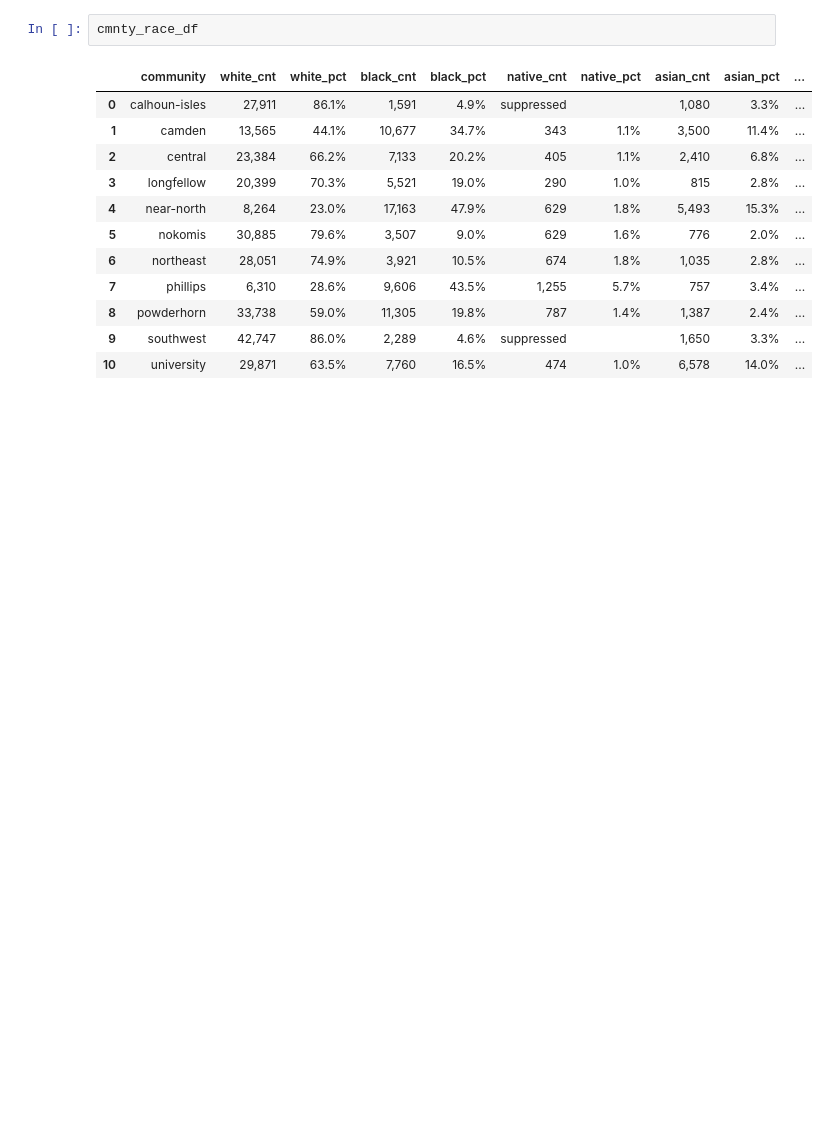
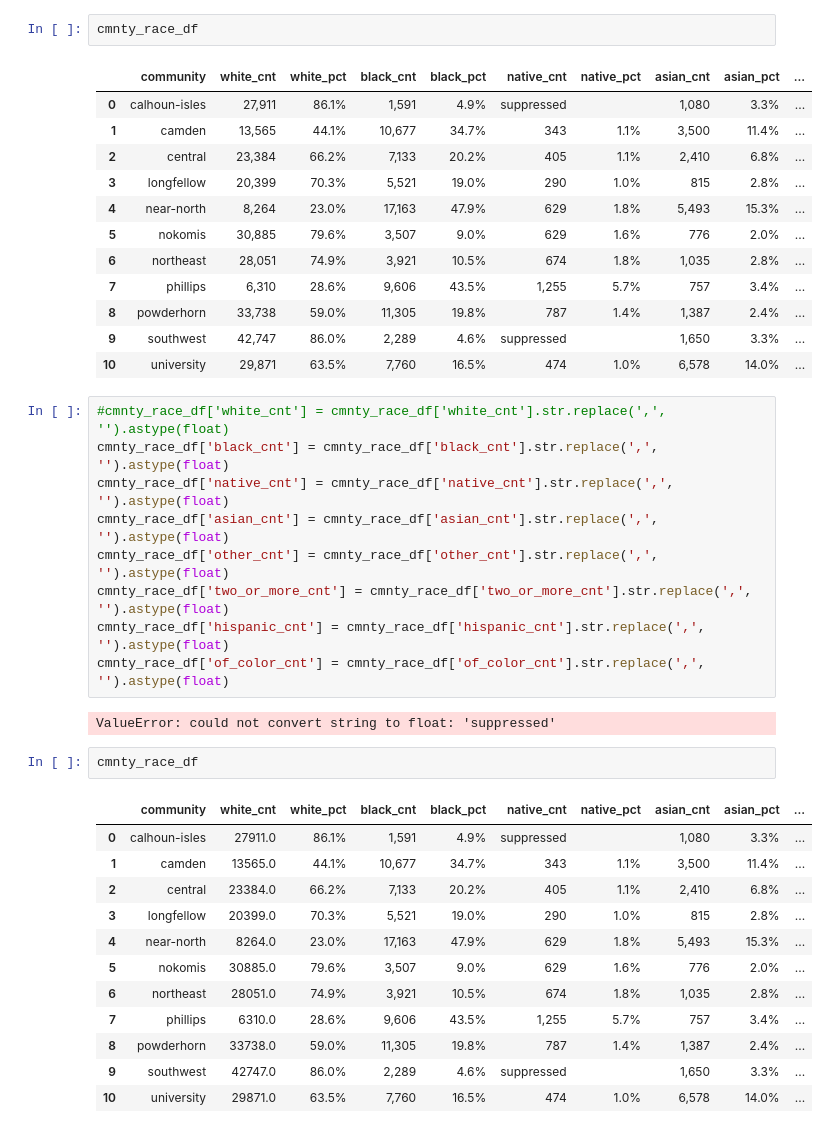
Before and after one commit to SwatiSSwain/REP_13_ETL-Project, a Jupyter notebook: Terrence/ETL_race_v2.ipynb, the cells around one changed output. Saved outputs shown, nothing was run; the diff lists cells and outputs as text; blank space fills up the shorter version.

```diff
--- a/Terrence/ETL_race_v2.ipynb
+++ b/Terrence/ETL_race_v2.ipynb
@@ -223,3 +259,29 @@ cmnty_race_df
 | 8 | powderhorn | 33,738 | 59.0% | 11,305 | 19.8% | 787 | 1.4% | 1,387 | 2.4% | ... |
 | 9 | southwest | 42,747 | 86.0% | 2,289 | 4.6% | suppressed |  | 1,650 | 3.3% | ... |
 | 10 | university | 29,871 | 63.5% | 7,760 | 16.5% | 474 | 1.0% | 6,578 | 14.0% | ... |
+# %%
+#cmnty_race_df['white_cnt'] = cmnty_race_df['white_cnt'].str.replace(',', '').astype(float)
+cmnty_race_df['black_cnt'] = cmnty_race_df['black_cnt'].str.replace(',', '').astype(float)
+cmnty_race_df['native_cnt'] = cmnty_race_df['native_cnt'].str.replace(',', '').astype(float)
+cmnty_race_df['asian_cnt'] = cmnty_race_df['asian_cnt'].str.replace(',', '').astype(float)
+cmnty_race_df['other_cnt'] = cmnty_race_df['other_cnt'].str.replace(',', '').astype(float)
+cmnty_race_df['two_or_more_cnt'] = cmnty_race_df['two_or_more_cnt'].str.replace(',', '').astype(float)
+cmnty_race_df['hispanic_cnt'] = cmnty_race_df['hispanic_cnt'].str.replace(',', '').astype(float)
+cmnty_race_df['of_color_cnt'] = cmnty_race_df['of_color_cnt'].str.replace(',', '').astype(float)
+# %% [output]
+ValueError: could not convert string to float: 'suppressed'
+# %%
+cmnty_race_df
+# %% [output]
+|  | community | white_cnt | white_pct | black_cnt | black_pct | native_cnt | native_pct | asian_cnt | asian_pct | ... |
+| 0 | calhoun-isles | 27911.0 | 86.1% | 1,591 | 4.9% | suppressed |  | 1,080 | 3.3% | ... |
+| 1 | camden | 13565.0 | 44.1% | 10,677 | 34.7% | 343 | 1.1% | 3,500 | 11.4% | ... |
+| 2 | central | 23384.0 | 66.2% | 7,133 | 20.2% | 405 | 1.1% | 2,410 | 6.8% | ... |
+| 3 | longfellow | 20399.0 | 70.3% | 5,521 | 19.0% | 290 | 1.0% | 815 | 2.8% | ... |
+| 4 | near-north | 8264.0 | 23.0% | 17,163 | 47.9% | 629 | 1.8% | 5,493 | 15.3% | ... |
+| 5 | nokomis | 30885.0 | 79.6% | 3,507 | 9.0% | 629 | 1.6% | 776 | 2.0% | ... |
+| 6 | northeast | 28051.0 | 74.9% | 3,921 | 10.5% | 674 | 1.8% | 1,035 | 2.8% | ... |
+| 7 | phillips | 6310.0 | 28.6% | 9,606 | 43.5% | 1,255 | 5.7% | 757 | 3.4% | ... |
+| 8 | powderhorn | 33738.0 | 59.0% | 11,305 | 19.8% | 787 | 1.4% | 1,387 | 2.4% | ... |
+| 9 | southwest | 42747.0 | 86.0% | 2,289 | 4.6% | suppressed |  | 1,650 | 3.3% | ... |
+| 10 | university | 29871.0 | 63.5% | 7,760 | 16.5% | 474 | 1.0% | 6,578 | 14.0% | ... |
```
Also changed, not shown: parts of 3 cells of this notebook.
